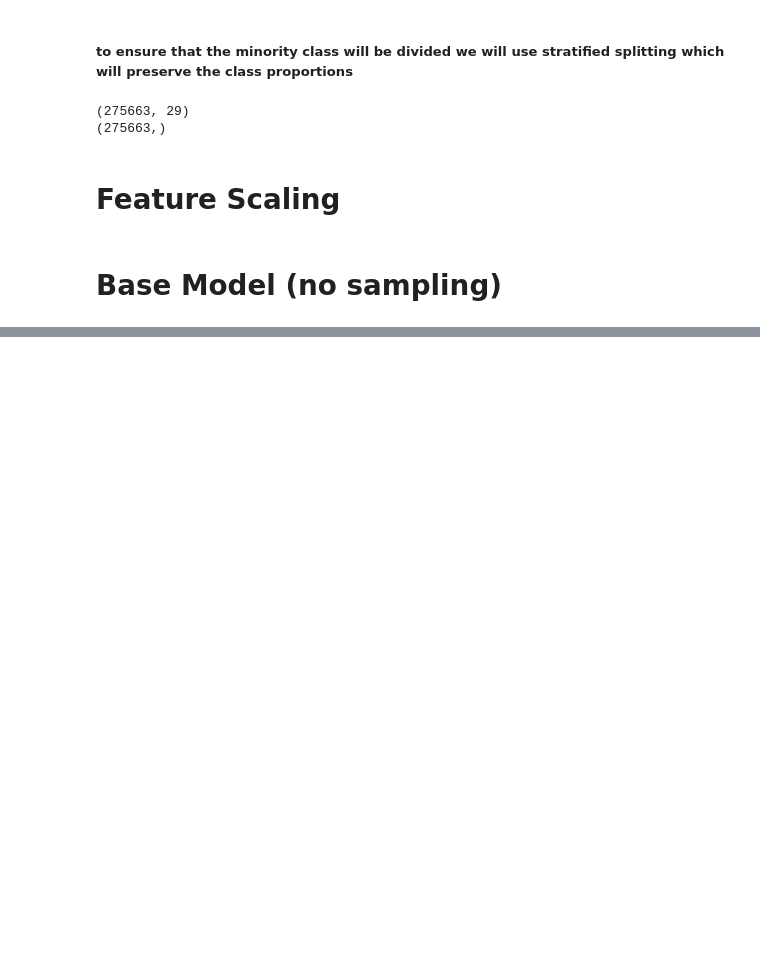
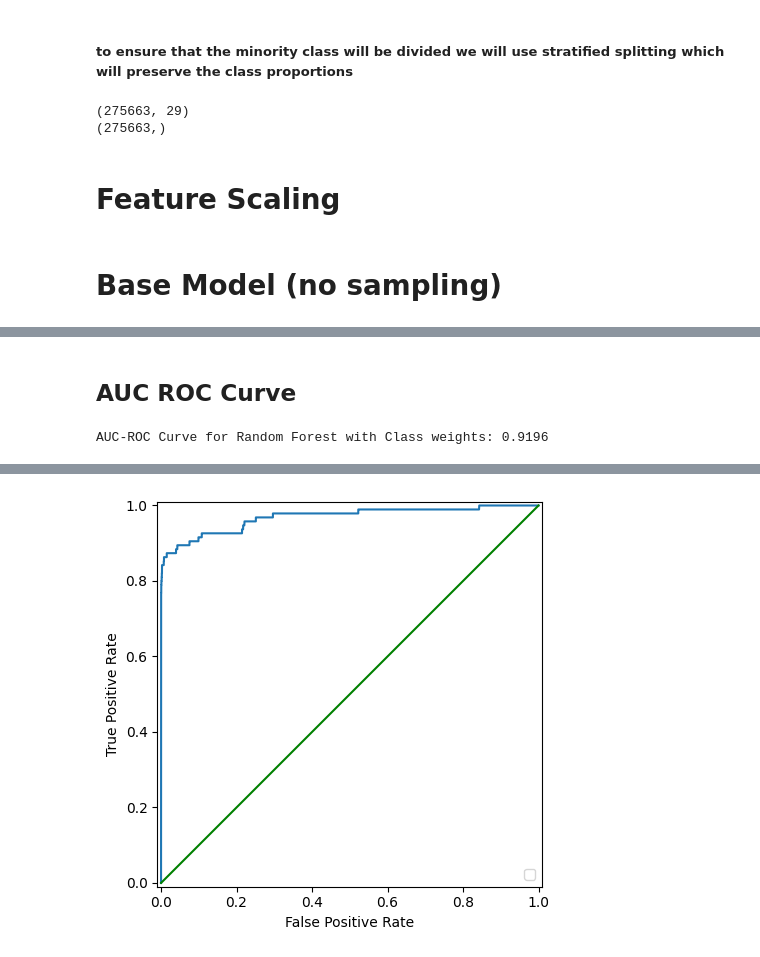
Before and after one commit to sathvik-ujwal/Credit-Card-Fraud-Detection, a Jupyter notebook: main.ipynb, the cells around one changed output, grey strips where cells are left out. Saved outputs shown, nothing was run; the diff lists cells and outputs as text; code cells hidden in the pictures; blank space fills up the shorter version.

```diff
--- a/main.ipynb
+++ b/main.ipynb
@@ -161,0 +326,11 @@ Accuracy 0.9994558612809026
+# %%
+from sklearn.model_selection import GridSearchCV
+params = {
+    'n_estimators': [50],
+    'max_depth': [4],
+    'random_state': [13]
+}
+new_params = {'randomforestclassifier__' + key: params[key] for key in params}
+smote_rf = GridSearchCV(smote_pipeline, param_grid=new_params, cv=kf, scoring='recall', verbose = 3,
+                        return_train_score=True)
+smote_rf.fit(X_train, y_train)
@@ -161,0 +383,2 @@ Accuracy 0.9994558612809026
+# %%
+rfb = RandomForestClassifier(n_estimators=100, random_state=13, class_weight="balanced")
@@ -161,0 +392,9 @@ Accuracy 0.9994558612809026
+# %%
+params = {
+    'n_estimators': [50],
+    'max_depth': [4],
+    'random_state': [13]
+}
+
+grid_rfb = GridSearchCV(rfb, param_grid=params, cv=kf,
+                          scoring='recall', verbose = 3, return_train_score=True).fit(X_train, y_train)
@@ -161,0 +408,2 @@ Accuracy 0.9994558612809026
+# %%
+y_pred = grid_rfb.predict(X_test)
@@ -161,0 +442,21 @@ Accuracy 0.9994558612809026
+# %% [markdown]
+## AUC ROC Curve
+# %%
+from sklearn.metrics import roc_auc_score
+ROCAUCscore = roc_auc_score(y_test, y_pred)
+print(f"AUC-ROC Curve for Random Forest with Class weights: {ROCAUCscore:.4f}")
+# %% [output]
+AUC-ROC Curve for Random Forest with Class weights: 0.9196
+# %%
+y_proba = grid_rfb.predict_proba(X_test)
+
+from sklearn.metrics import roc_curve
+from sklearn.metrics import RocCurveDisplay
+def plot_auc_roc_curve(y_test, y_pred):
+    fpr, tpr, _ = roc_curve(y_test, y_pred)
+    roc_display = RocCurveDisplay(fpr=fpr, tpr=tpr).plot()
+    roc_display.figure_.set_size_inches(5,5)
+    plt.plot([0, 1], [0, 1], color = 'g')
+
+plot_auc_roc_curve(y_test, y_proba[:, 1])
+# %% [output]
@@ -161,0 +464 @@ Accuracy 0.9994558612809026
+[figure, added]
```
Also changed, not shown: parts of 40 cells of this notebook.
